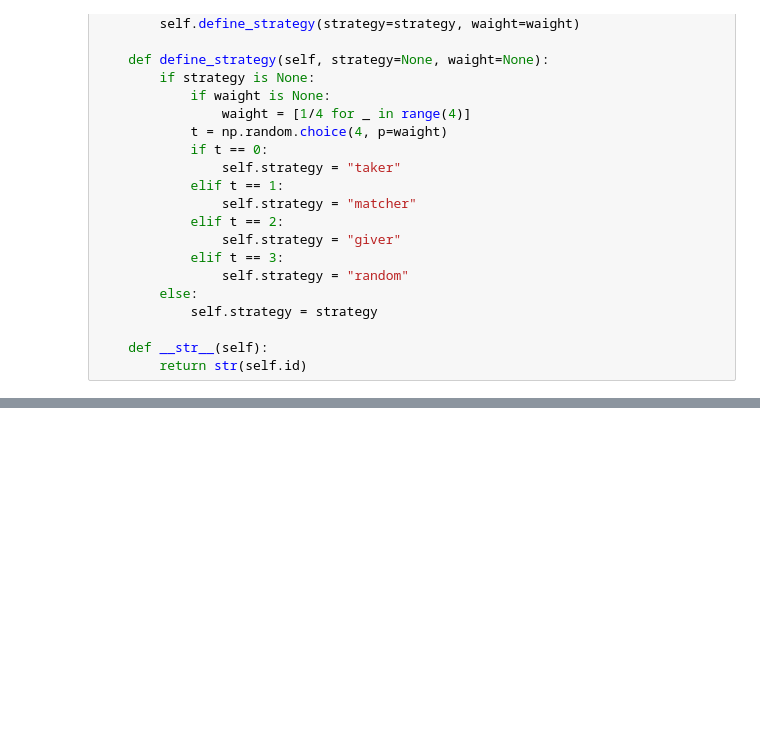
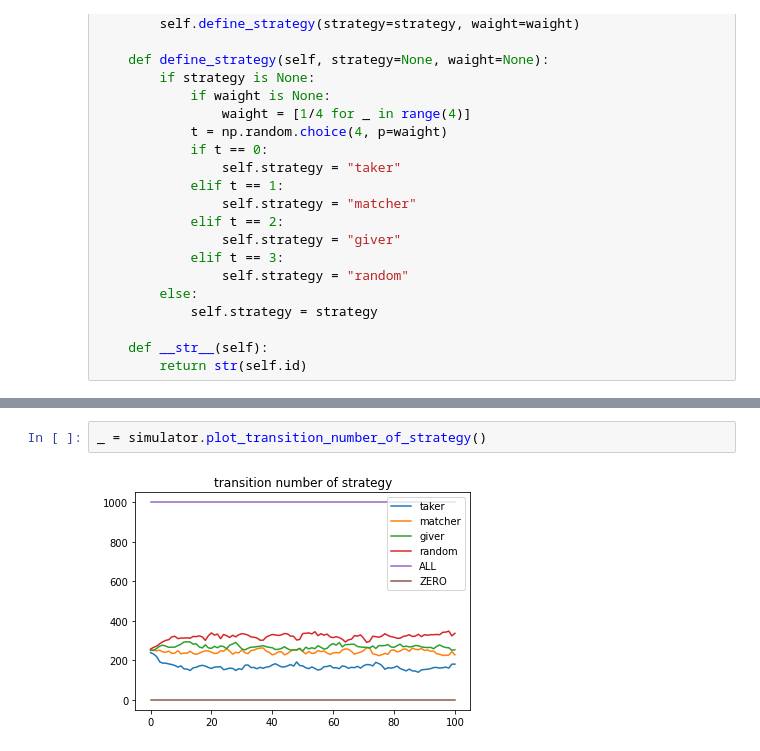
Before and after one commit to rokaboNatttsu/---------, a Jupyter notebook: first.ipynb, the cells around one changed output, grey strips where cells are left out. Saved outputs shown, nothing was run; the diff lists cells and outputs as text; blank space fills up the shorter version.

```diff
--- a/first.ipynb
+++ b/first.ipynb
@@ -436,0 +437,4 @@ simulator.plot_2d_hist_for_strategy()
+# %%
+_ = simulator.plot_transition_number_of_strategy()
+# %% [output]
+[figure, added]
```
Also changed, not shown: parts of 7 cells of this notebook, 4 other files.
